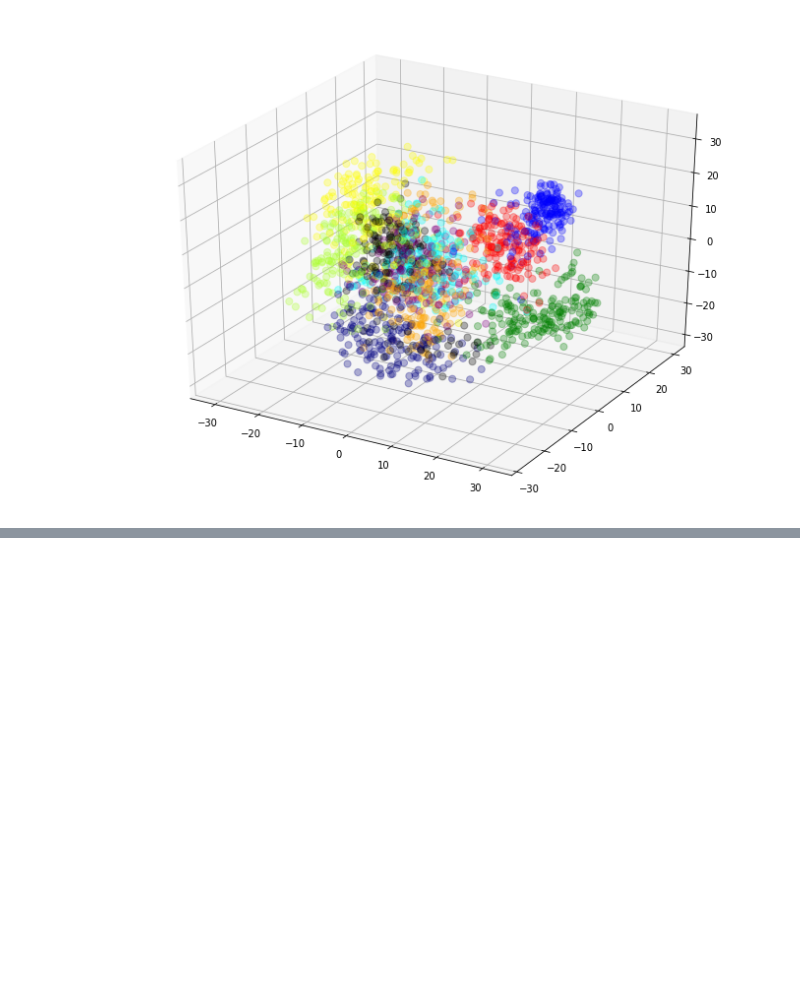
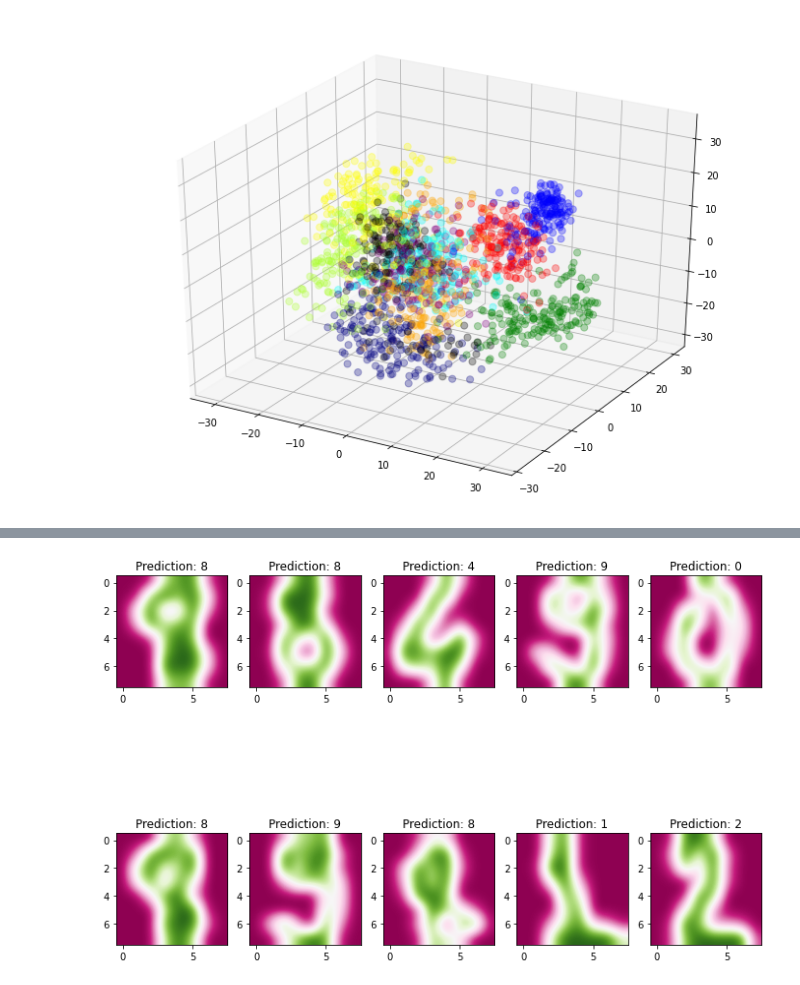
Before and after one commit to nobobobo/ml-handson, a Jupyter notebook: digits_recognition_sklearn.ipynb, the cells around one changed output, grey strips where cells are left out. Cells and saved outputs as stored; diff of their text form; code cells hidden in the pictures; blank space fills up the shorter version.

```diff
--- a/digits_recognition_sklearn.ipynb
+++ b/digits_recognition_sklearn.ipynb
@@ -150,0 +174,5 @@ plt.show()
+# %%
+# num of sample data
+
+num_samples = len(digits.images)
+print(num_samples)
@@ -150,0 +187,3 @@ plt.show()
+# %%
+data = digits.images.reshape((num_samples, -1))
+print(data.shape)
@@ -150,0 +194,13 @@ plt.show()
+# %%
+model = svm.SVC(gamma = 0.001)
+
+# split data into two parts: train & test
+train_features = data[: num_samples // 2]
+train_teacher_labels = digits.target[: num_samples // 2 ]
+
+test_features = data[num_samples // 2: ]
+test_teacher_labels = digits.target[num_samples //2: ]
+
+# fit using train data
+
+model.fit(train_features, train_teacher_labels)
@@ -150,0 +214,11 @@ plt.show()
+# %%
+expected = test_teacher_labels
+
+predicted = model.predict(test_features)
+
+from sklearn.metrics import confusion_matrix
+from sklearn.metrics import classification_report
+
+print("Results: %s: \n %s \n" % (model,
+                                 classification_report(expected, predicted)))
+print("Confusion Matrix: \n %s" % confusion_matrix(expected, predicted))
@@ -150,0 +243,13 @@ plt.show()
+# %%
+# validate and visualize
+fig = plt.figure(figsize=(12,9))
+
+digits_and_predictions = list(zip(digits.images[num_samples // 2: ], predicted))
+for index, (image, prediction) in enumerate(digits_and_predictions[:10]):
+  plt.subplot(2,5, index+1)
+  plt.imshow(image, cmap='PiYG', interpolation='bicubic')
+  plt.title('Prediction: %i' % prediction)
+
+plt.show()
+# %% [output]
+[figure, added]
```
Also changed, not shown: parts of 13 cells of this notebook.
